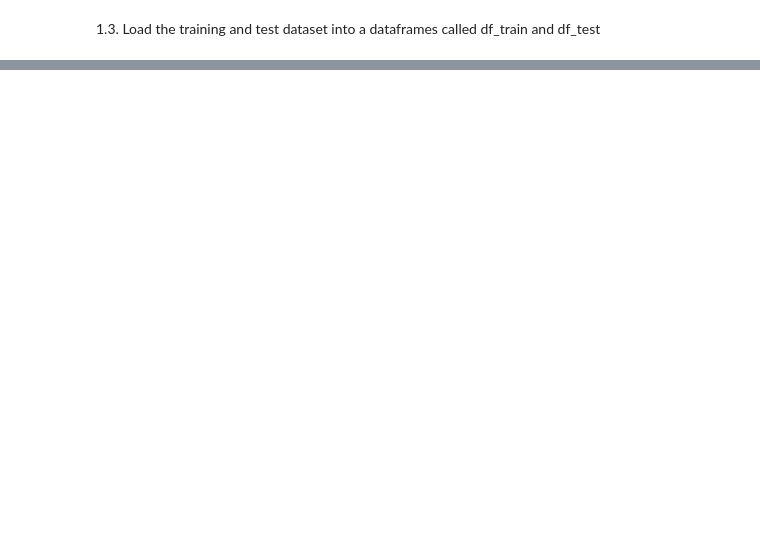
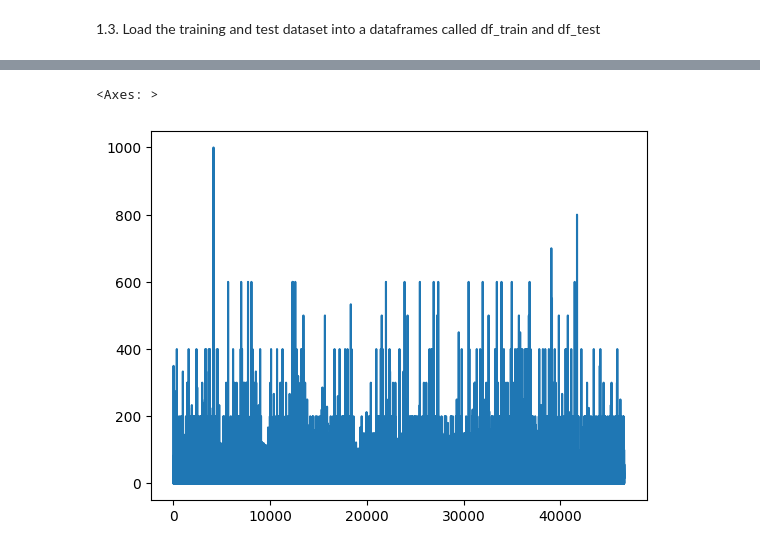
Before and after one commit to Paiynthalir/Kaggle1_NBADraft, a Jupyter notebook: notebooks/paiynthalir_nallamuthu-24715435-week1_baseline.ipynb, the cells around one changed output, grey strips where cells are left out. Saved outputs shown, nothing was run; the diff lists cells and outputs as text; code cells hidden in the pictures; blank space fills up the shorter version.

Commit message:
data cleaning

```diff
--- a/notebooks/paiynthalir_nallamuthu-24715435-week1_baseline.ipynb
+++ b/notebooks/paiynthalir_nallamuthu-24715435-week1_baseline.ipynb
@@ -16,5 +17,5 @@ import numpy as np
 # %% [markdown]
 1.3. Load the training and test dataset into a dataframes called df_train and df_test
 # %%
-df_train = pd.read_csv('../data/raw/train.csv')
+df_train = pd.read_csv('../data/raw/train.csv',low_memory=False)
 df_test = pd.read_csv('../data/raw/test.csv')
@@ -20,0 +154,7 @@ df_test = pd.read_csv('../data/raw/test.csv')
+# %%
+#explore the ftr column, since the meta data didn't describe of this column
+ftr_column = df_train["ftr"]
+ftr_column.plot()
+# %% [output]
+<Axes: >
+[figure, added]
```
Also changed, not shown: parts of 24 cells of this notebook, 3 other files.
